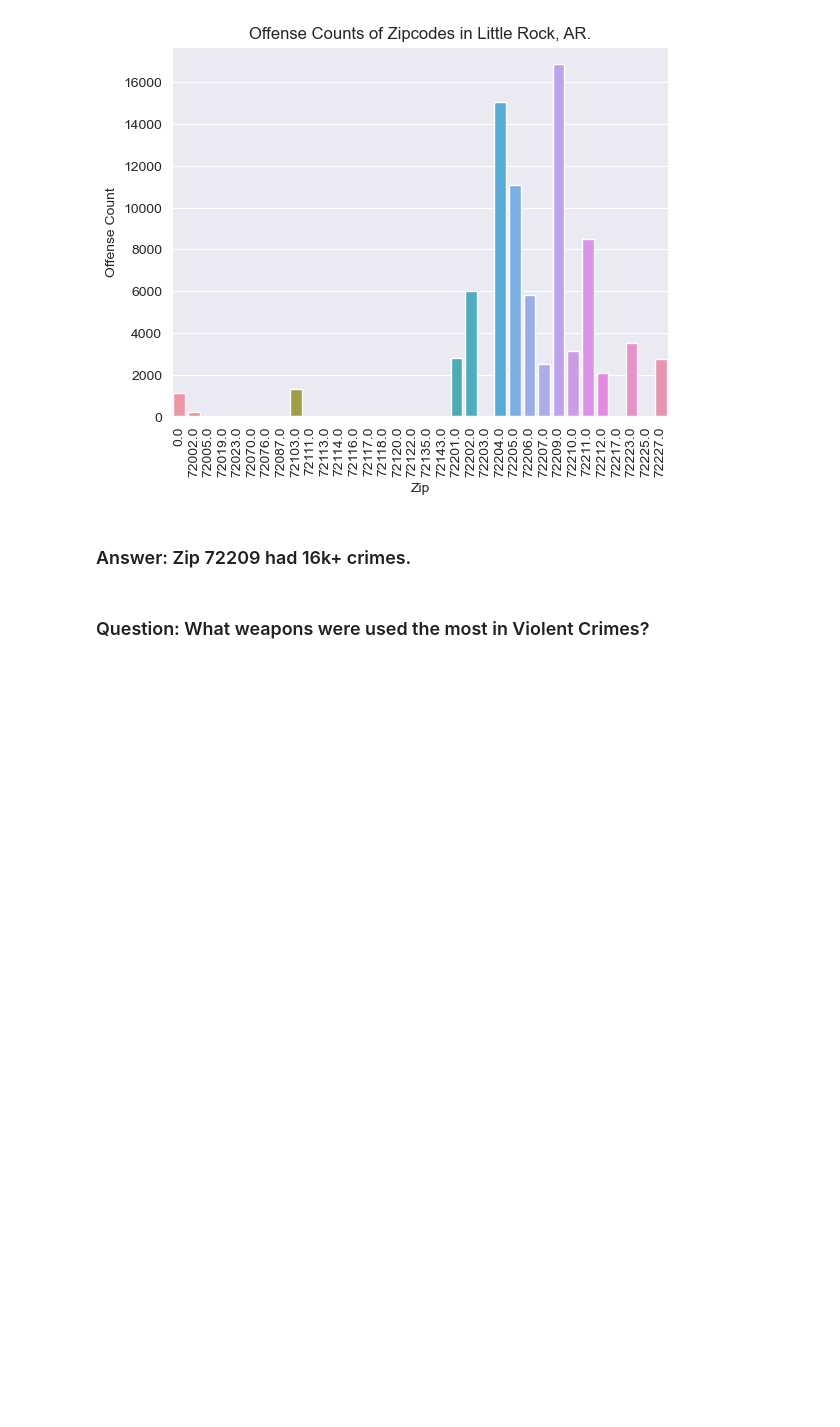
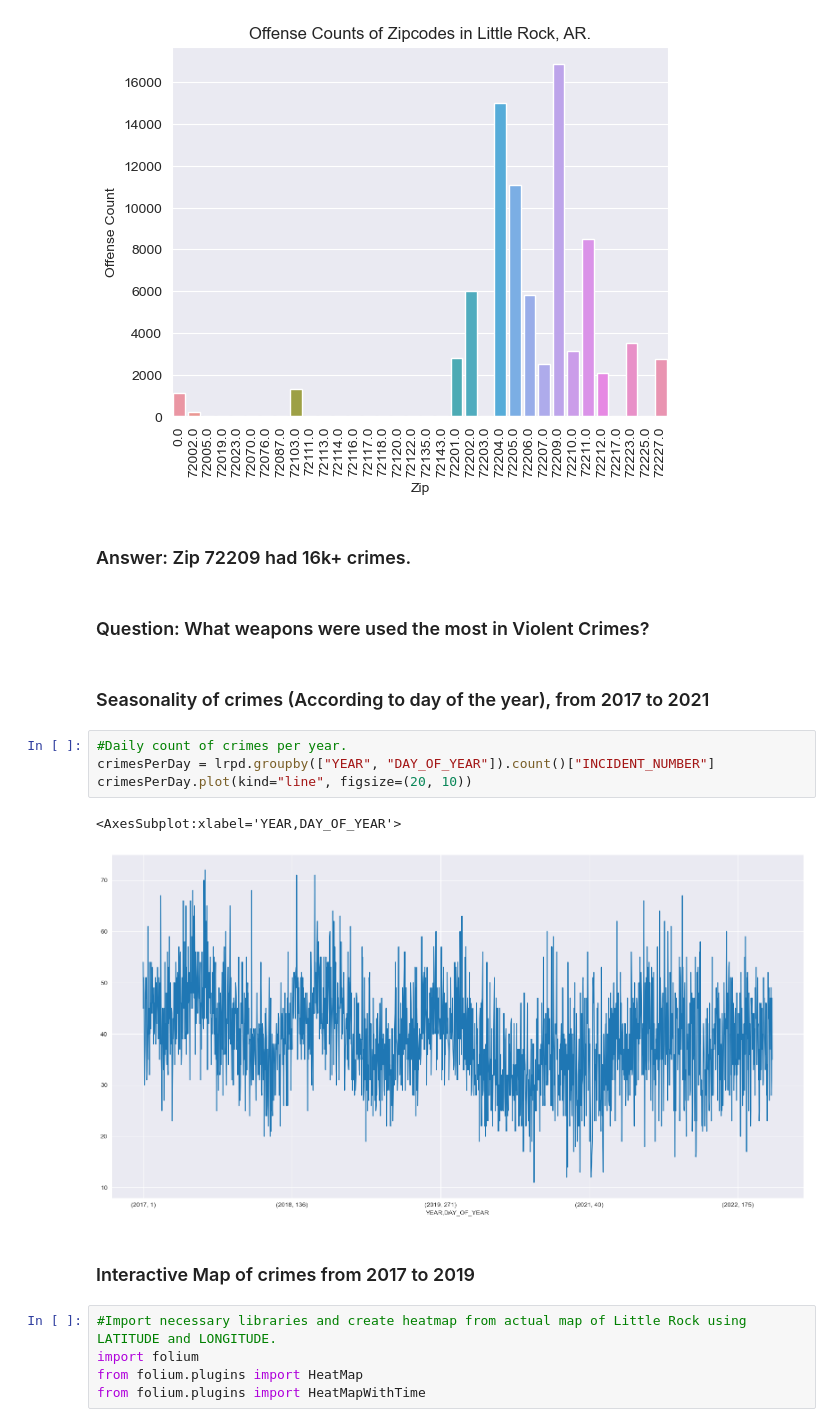
Before and after one commit to ATU-TechAI-Research-Hub/little-rock-crime, a Jupyter notebook: jupyter-notebooks/2_exploratory_analysis_cj_2022-10-28.ipynb, the cells around one changed output. Drawn from its saved outputs; the diff is of its cells as text; blank space fills up the shorter version.

Commit message:
Added Time-series related analysis and an interactive map

```diff
--- a/jupyter-notebooks/2_exploratory_analysis_cj_2022-10-28.ipynb
+++ b/jupyter-notebooks/2_exploratory_analysis_cj_2022-10-28.ipynb
@@ -143,3 +141,19 @@ plt.show()
 ### Answer: Zip 72209 had 16k+ crimes.
 # %% [markdown]
 ### Question: What weapons were used the most in Violent Crimes?
+# %% [markdown]
+### Seasonality of crimes (According to day of the year), from 2017 to 2021
+# %%
+#Daily count of crimes per year.
+crimesPerDay = lrpd.groupby(["YEAR", "DAY_OF_YEAR"]).count()["INCIDENT_NUMBER"]
+crimesPerDay.plot(kind="line", figsize=(20, 10))
+# %% [output]
+<AxesSubplot:xlabel='YEAR,DAY_OF_YEAR'>
+[figure, added]
+# %% [markdown]
+### Interactive Map of crimes from 2017 to 2019
+# %%
+#Import necessary libraries and create heatmap from actual map of Little Rock using LATITUDE and LONGITUDE.
+import folium
+from folium.plugins import HeatMap
+from folium.plugins import HeatMapWithTime
```
Also changed, not shown: parts of 5 cells of this notebook, 3 other files.
